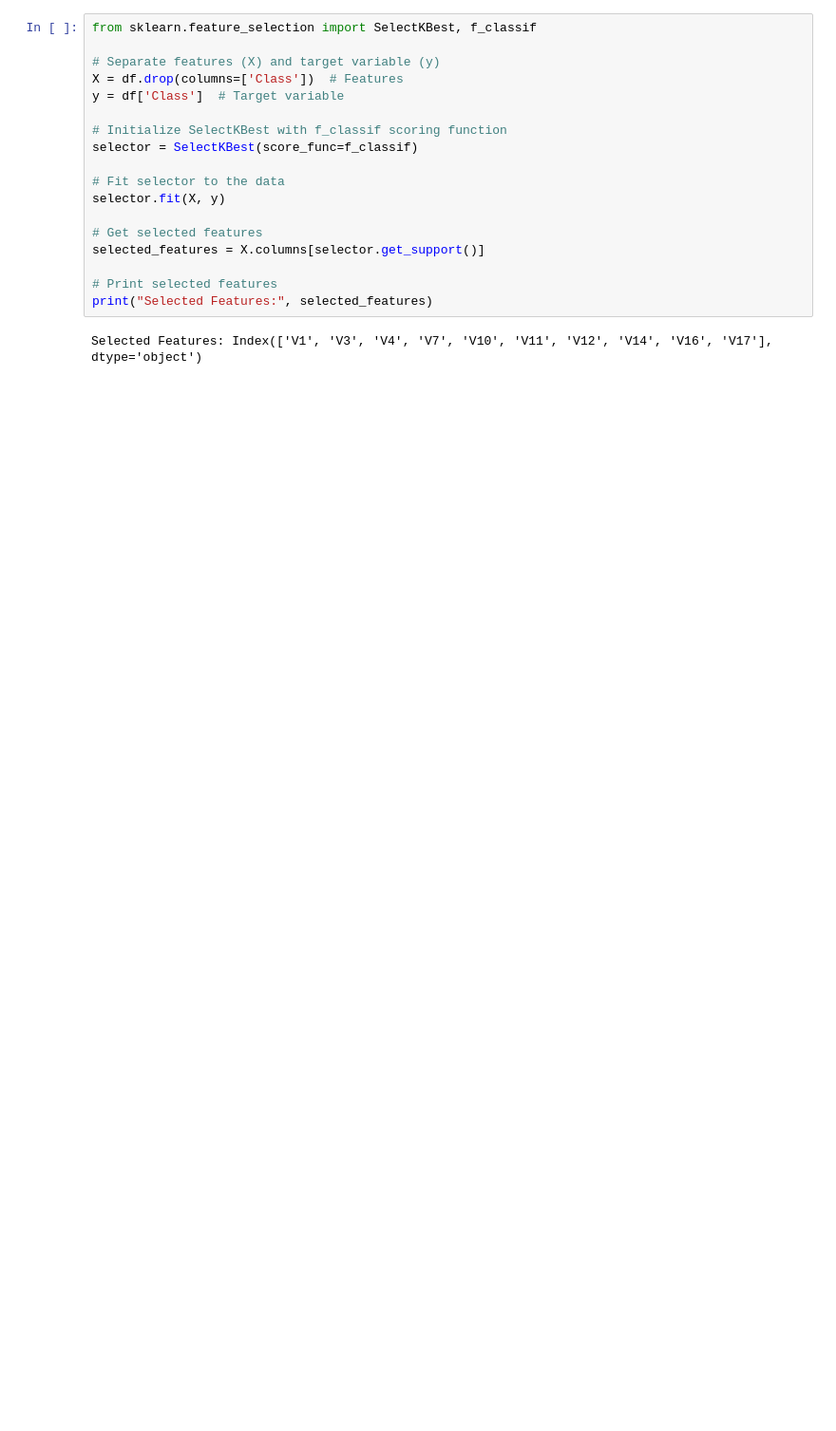
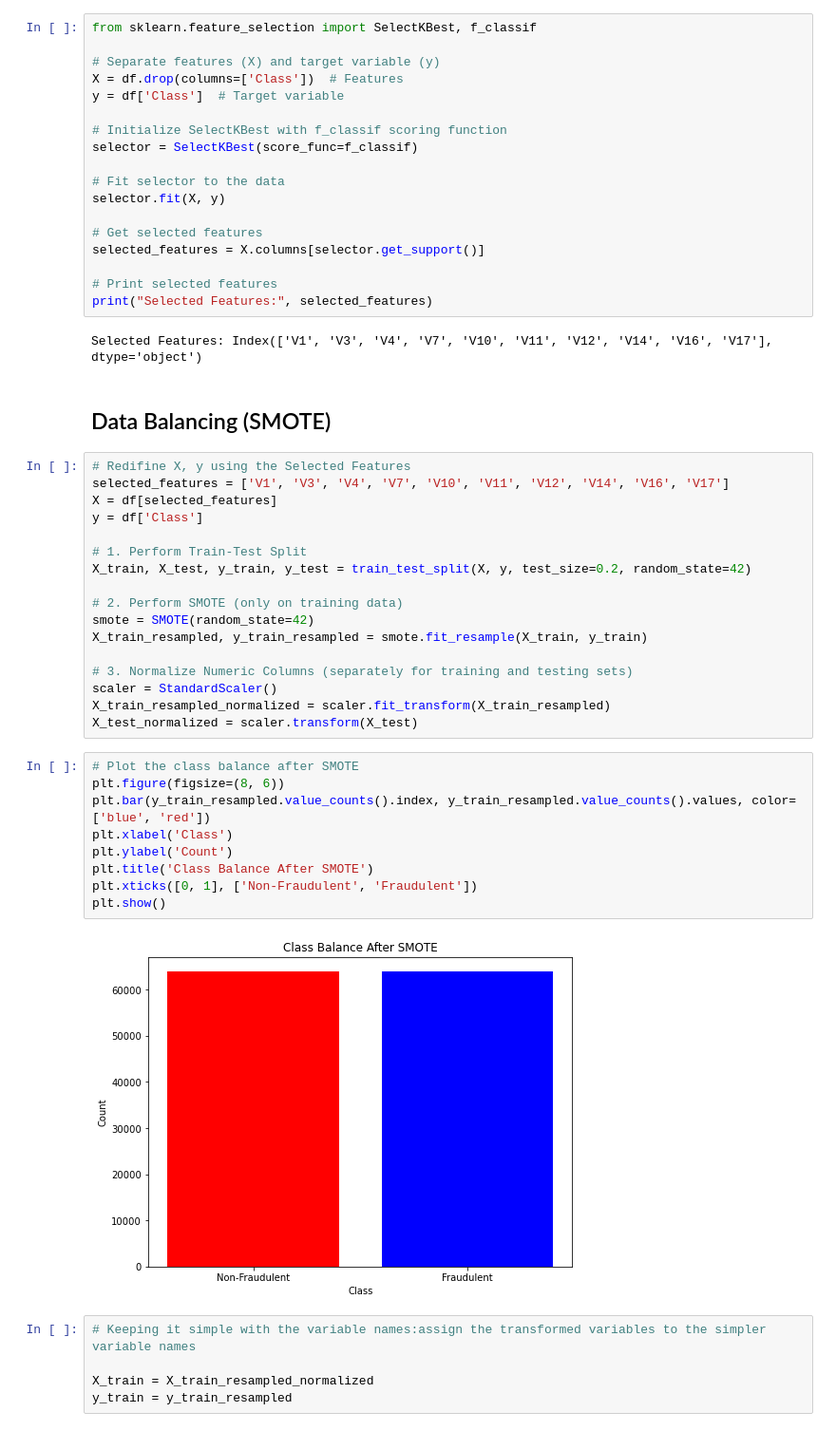
Before and after one commit to WanjaoColins/Machine-Learning-for-Credit-Card-Fraud-Detection, a Jupyter notebook: notebook.ipynb, the cells around one changed output. Shown at 95% size. Drawn from its saved outputs; the diff is of its cells as text; blank space fills up the shorter version.

Commit message:
Data Preprocessing Complete

```diff
--- a/notebook.ipynb
+++ b/notebook.ipynb
@@ -157,3 +182,38 @@ selected_features = X.columns[selector.get_support()]
 print("Selected Features:", selected_features)
 # %% [output]
 Selected Features: Index(['V1', 'V3', 'V4', 'V7', 'V10', 'V11', 'V12', 'V14', 'V16', 'V17'], dtype='object')
+# %% [markdown]
+## Data Balancing (SMOTE)
+# %%
+# Redifine X, y using the Selected Features
+selected_features = ['V1', 'V3', 'V4', 'V7', 'V10', 'V11', 'V12', 'V14', 'V16', 'V17']
+X = df[selected_features]
+y = df['Class']
+
+# 1. Perform Train-Test Split
+X_train, X_test, y_train, y_test = train_test_split(X, y, test_size=0.2, random_state=42)
+
+# 2. Perform SMOTE (only on training data)
+smote = SMOTE(random_state=42)
+X_train_resampled, y_train_resampled = smote.fit_resample(X_train, y_train)
+
+# 3. Normalize Numeric Columns (separately for training and testing sets)
+scaler = StandardScaler()
+X_train_resampled_normalized = scaler.fit_transform(X_train_resampled)
+X_test_normalized = scaler.transform(X_test)
+# %%
+# Plot the class balance after SMOTE
+plt.figure(figsize=(8, 6))
+plt.bar(y_train_resampled.value_counts().index, y_train_resampled.value_counts().values, color=['blue', 'red'])
+plt.xlabel('Class')
+plt.ylabel('Count')
+plt.title('Class Balance After SMOTE')
+plt.xticks([0, 1], ['Non-Fraudulent', 'Fraudulent'])
+plt.show()
+# %% [output]
+[figure, added]
+# %%
+# Keeping it simple with the variable names:assign the transformed variables to the simpler variable names
+
+X_train = X_train_resampled_normalized
+y_train = y_train_resampled
```
Also changed, not shown: parts of 28 cells of this notebook.
